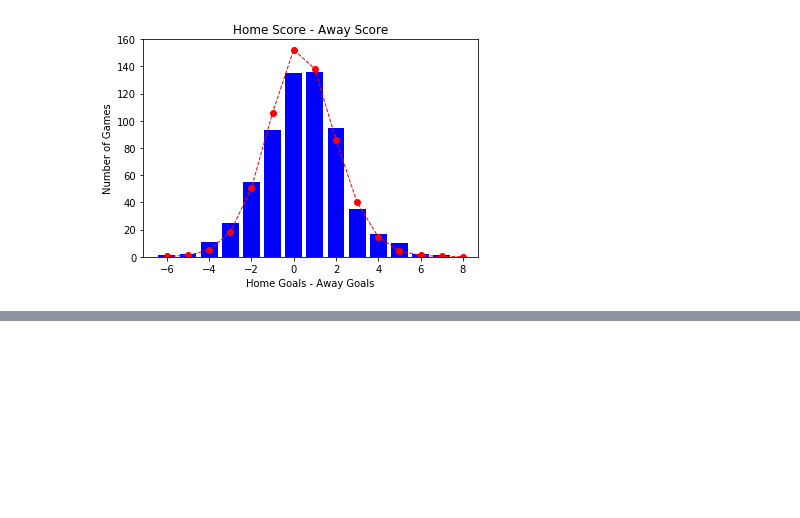
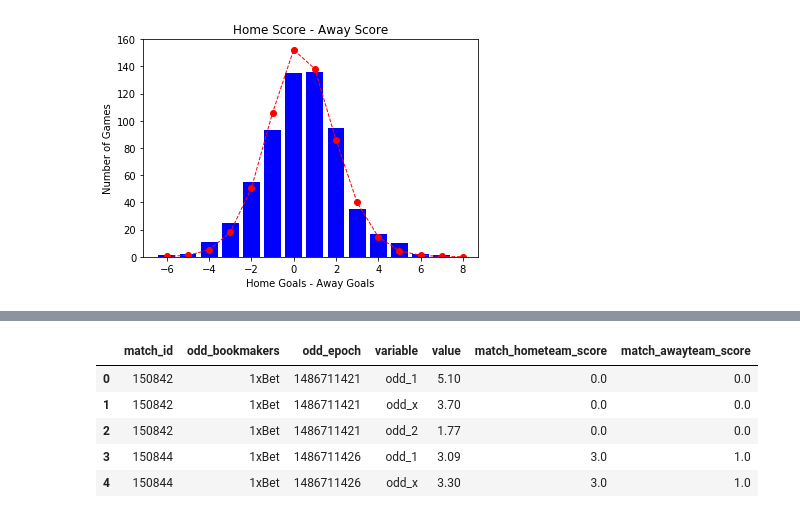
Before and after one commit to BU-IE-582/fall19-omarburk, a Jupyter notebook: IE582_HW1.ipynb, the cells around one changed output, grey strips where cells are left out. Drawn from its saved outputs; the diff is of its cells as text; code cells hidden in the pictures; blank space fills up the shorter version.

```diff
--- a/IE582_HW1.ipynb
+++ b/IE582_HW1.ipynb
@@ -20,5 +20,3 @@ bets.head()
 | 2 | 151780 | 18bet | 1486314920 | odd_1 | 2.17 |
 | 3 | 151780 | 1xBet | 1486314920 | odd_1 | 2.20 |
 | 4 | 151780 | 5Dimes | 1486314920 | odd_1 | 2.23 |
-# %%
-bets["odd_epoch"] = pd.to_datetime(bets["odd_epoch"], unit='s')
@@ -144,0 +146,11 @@ Text(0.5, 1.0, 'Home Score - Away Score')
+# %%
+merged_data = pd.merge(bets[bets["odd_bookmakers"]=="1xBet"], premier_league[["match_id", "match_hometeam_score", "match_awayteam_score"]], how='inner', on='match_id')
+# %%
+merged_data.head()
+# %% [output]
+|  | match_id | odd_bookmakers | odd_epoch | variable | value | match_hometeam_score | match_awayteam_score |
+| 0 | 150842 | 1xBet | 1486711421 | odd_1 | 5.10 | 0.0 | 0.0 |
+| 1 | 150842 | 1xBet | 1486711421 | odd_x | 3.70 | 0.0 | 0.0 |
+| 2 | 150842 | 1xBet | 1486711421 | odd_2 | 1.77 | 0.0 | 0.0 |
+| 3 | 150844 | 1xBet | 1486711426 | odd_1 | 3.09 | 3.0 | 1.0 |
+| 4 | 150844 | 1xBet | 1486711426 | odd_x | 3.30 | 3.0 | 1.0 |
```
Also changed, not shown: parts of 24 cells of this notebook.
